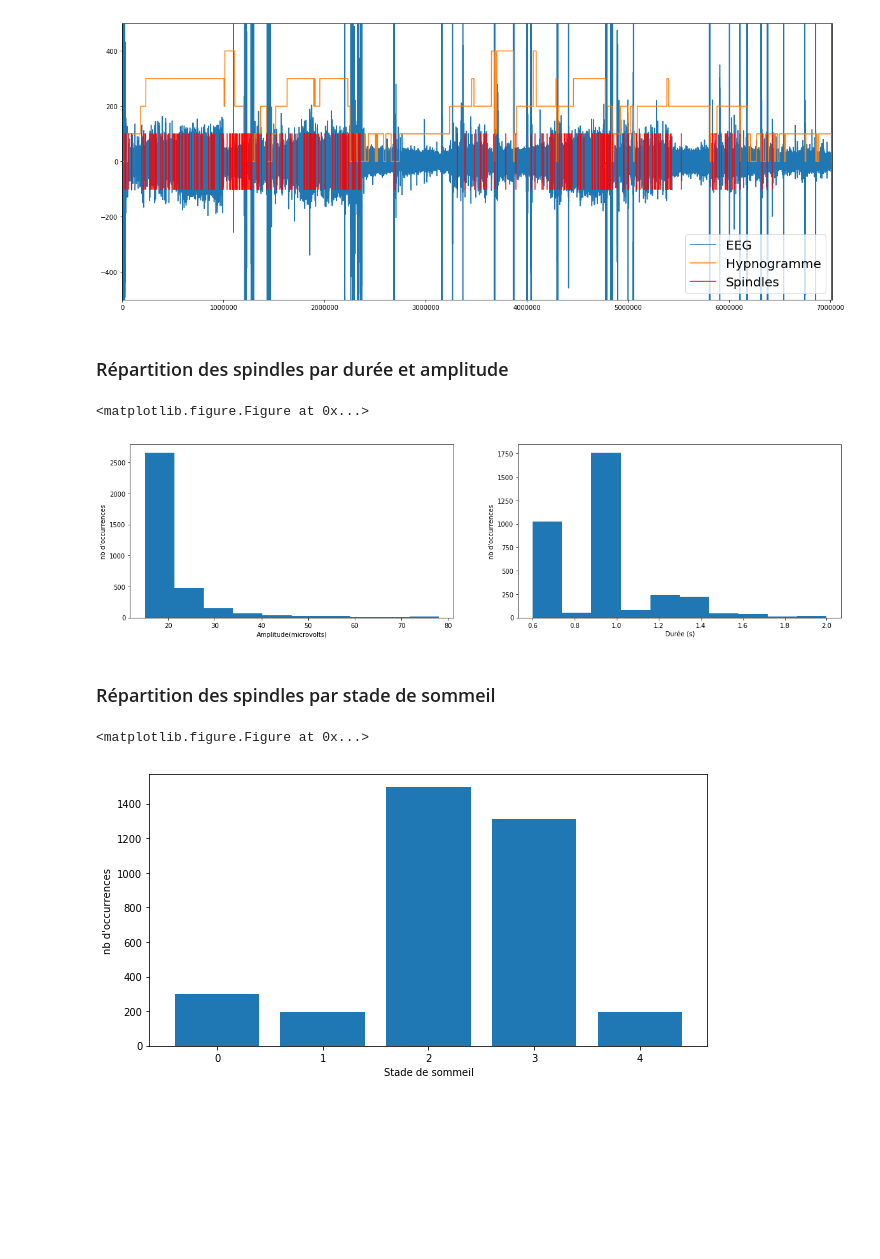
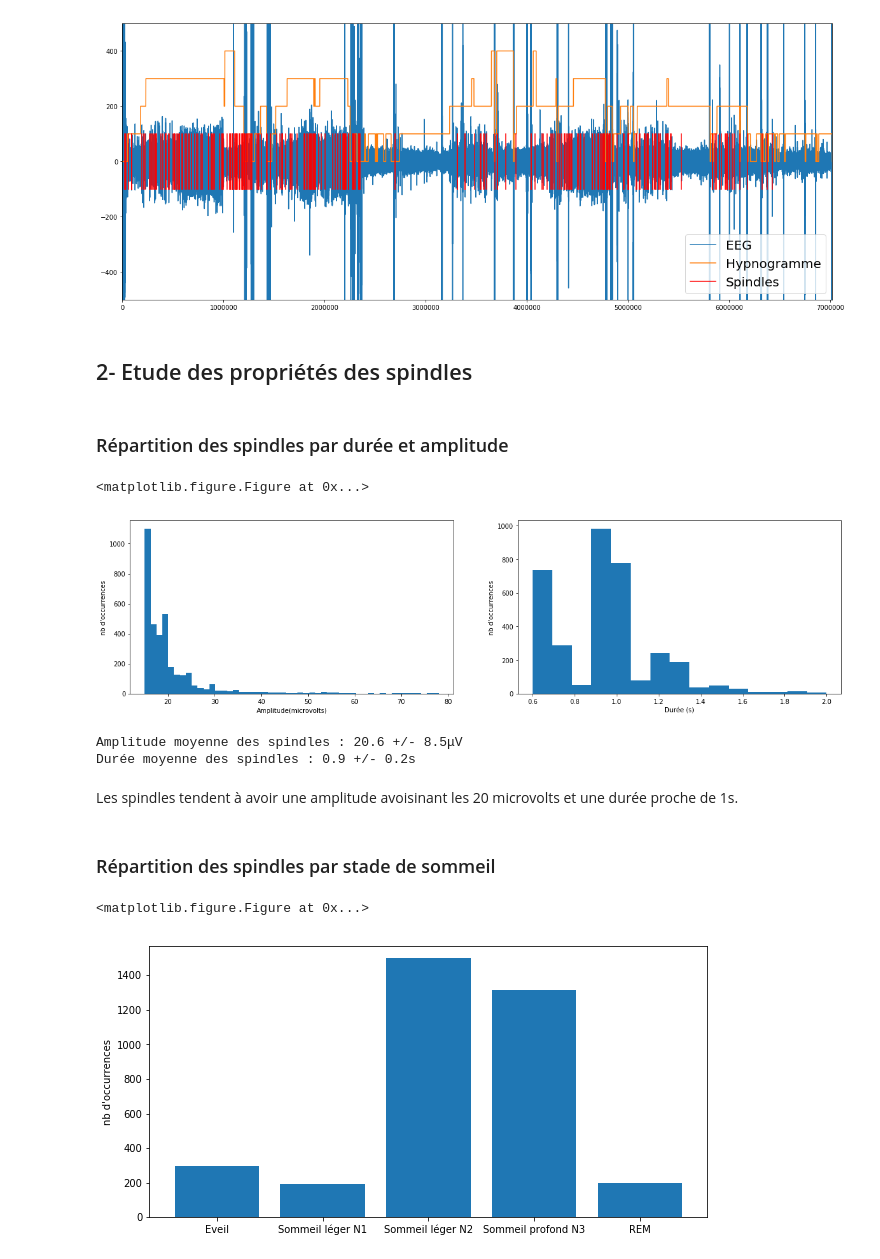
Before and after one commit to ArnoBen/SleepSpindles, a Jupyter notebook: SpindleDetection.ipynb, the cells around one changed output. Cells and saved outputs as stored; diff of their text form; code cells hidden in the pictures; blank space fills up the shorter version.

```diff
--- a/SpindleDetection.ipynb
+++ b/SpindleDetection.ipynb
@@ -303,6 +307,8 @@ plt.show()
 # %% [output]
 <matplotlib.figure.Figure at 0x...>
 [figure]
+# %% [markdown]
+## 2- Etude des propriétés des spindles
 # %% [markdown]
 ### Répartition des spindles par durée et amplitude
 # %%
@@ -311,20 +317,31 @@ plt.figure(figsize = (20,5))
 
 # Histogramme par amplitude
 plt.subplot(1,2,1)
-n, bins, patches = plt.hist(np.concatenate(spindles_heights))
+n, bins, patches = plt.hist(np.concatenate(spindles_heights), bins = 50)
 plt.xlabel('Amplitude(microvolts)')
 plt.ylabel("nb d'occurrences")
 
 #Histogramme par durée
 plt.subplot(1,2,2)
-n, bins, patches = plt.hist(np.concatenate(spindles_length))
+n, bins, patches = plt.hist(np.concatenate(spindles_length), bins = 15)
 plt.xlabel('Durée (s)')
 plt.ylabel("nb d'occurrences")
 
 plt.show()
+
+spindle_amp_mean = np.round(np.mean(np.concatenate(spindles_heights)),1)
+spindle_amp_std = np.round(np.std(np.concatenate(spindles_heights)),1)
+spindle_len_mean = np.round(np.mean(np.concatenate(spindles_length)),1)
+spindle_len_std = np.round(np.std(np.concatenate(spindles_length)),1)
+print('Amplitude moyenne des spindles : %s +/- %sμV'%(spindle_amp_mean, spindle_amp_std))
+print('Durée moyenne des spindles : %s +/- %ss'%(spindle_len_mean, spindle_len_std))
 # %% [output]
 <matplotlib.figure.Figure at 0x...>
-[figure, old version]
+[figure, new version]
+Amplitude moyenne des spindles : 20.6 +/- 8.5μV
+Durée moyenne des spindles : 0.9 +/- 0.2s
+# %% [markdown]
+Les spindles tendent à avoir une amplitude avoisinant les 20 microvolts et une durée proche de 1s.
 # %% [markdown]
 ### Répartition des spindles par stade de sommeil
 # %%
@@ -335,12 +352,12 @@ for i in range(7):
 # %%
 plt.clf()
 plt.figure(figsize = (10,5))
 
 # Histogramme par stade de sommeil
 plt.bar(np.arange(5), stage)
-plt.xlabel('Stade de sommeil')
 plt.ylabel("nb d'occurrences")
+plt.xticks(np.arange(5),('Eveil', 'Sommeil léger N1', 'Sommeil léger N2', 'Sommeil profond N3', 'REM'))
 plt.show()
 # %% [output]
 <matplotlib.figure.Figure at 0x...>
-[figure, old version]
+[figure, new version]
```
Also changed, not shown: parts of 12 cells of this notebook, 2 other files.
